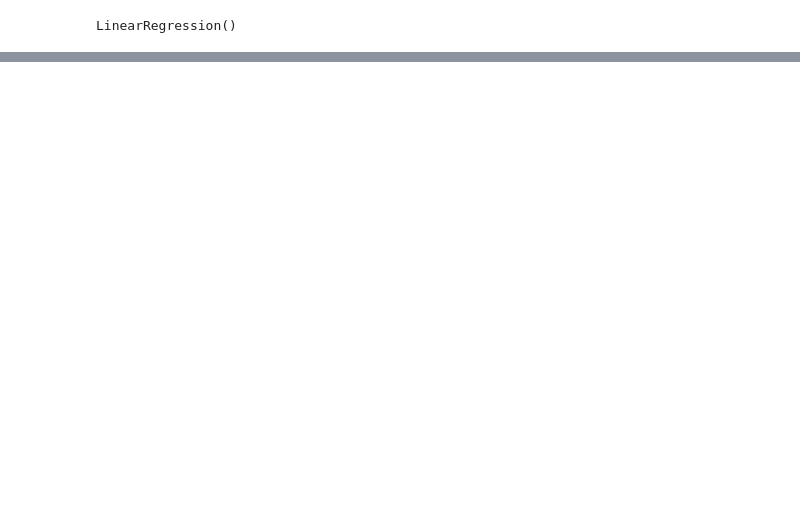
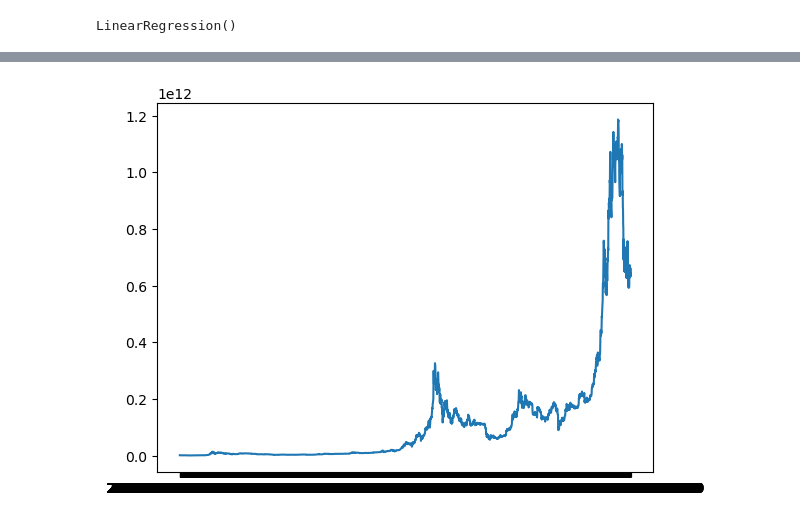
Before and after one commit to MateoCordova/Modelo-Estad-stico-Valor-de-BTC, a Jupyter notebook: modelo.ipynb, the cells around one changed output, grey strips where cells are left out. Cells and saved outputs as stored; diff of their text form; code cells hidden in the pictures; blank space fills up the shorter version.

```diff
--- a/modelo.ipynb
+++ b/modelo.ipynb
@@ -103,0 +176,6 @@ array([-17590.40414455,  -8654.80485298,  -2481.43561756,  22531.06704872,
+# %%
+plt.plot(x1, z1)
+
+plt.show()
+# %% [output]
+[figure, added]
```
Also changed, not shown: parts of 5 cells of this notebook, 2 other files.
